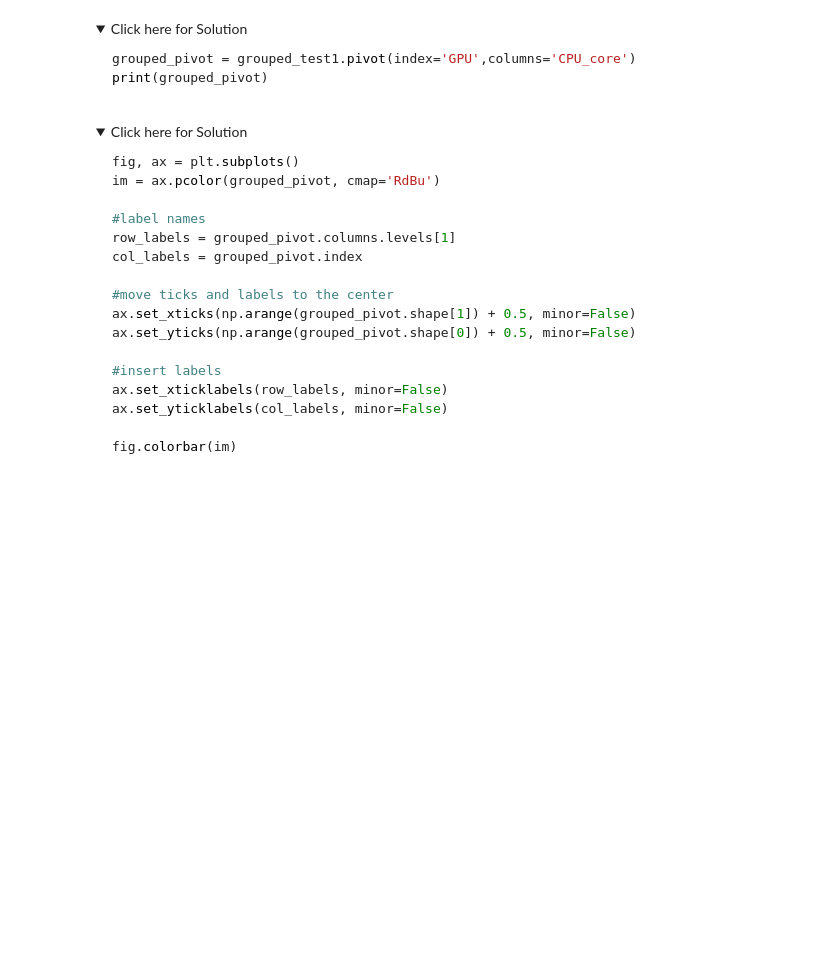
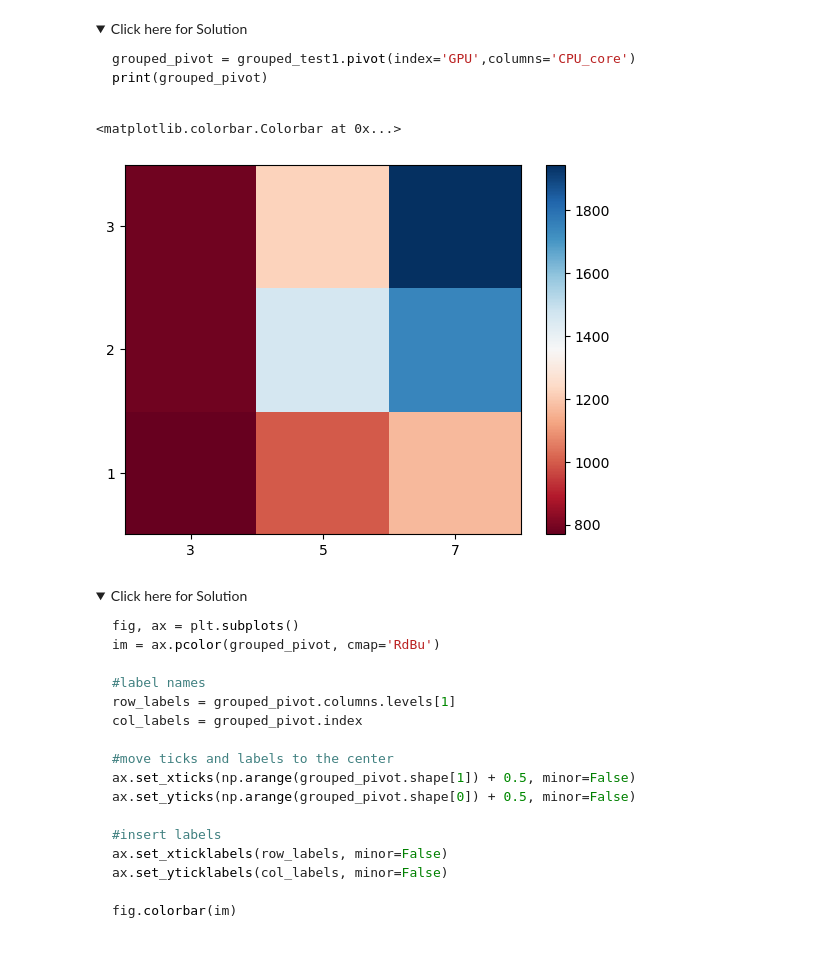
Before and after one commit to jad3ch3n/ibm-data-analyst-professional-certification, a Jupyter notebook: C7-Data Analysis with Python/c7m3-lab-exploratory-data-analysis-laptop-pricing.ipynb, the cells around one changed output. Drawn from its saved outputs; the diff is of its cells as text; code cells hidden in the pictures; folded sections open; blank space fills up the shorter version.

```diff
--- a/C7-Data Analysis with Python/c7m3-lab-exploratory-data-analysis-laptop-pricing.ipynb
+++ b/C7-Data Analysis with Python/c7m3-lab-exploratory-data-analysis-laptop-pricing.ipynb
@@ -371,3 +368,22 @@ print(grouped_pivot)
+# %%
+# Write your code below and press Shift+Enter to execute
+# Create the Plot
+fig, ax = plt.subplots()
+im = ax.pcolor(pivot_gpu_cpu, cmap='RdBu')
+
+row_labels = pivot_gpu_cpu.columns
+col_labels = pivot_gpu_cpu.index
+
+ax.set_xticks(np.arange(pivot_gpu_cpu.shape[1]) + 0.5, minor=False)
+ax.set_yticks(np.arange(pivot_gpu_cpu.shape[0]) + 0.5, minor=False)
+
+ax.set_xticklabels(row_labels, minor=False)
+ax.set_yticklabels(col_labels, minor=False)
+
+fig.colorbar(im)
+# %% [output]
+<matplotlib.colorbar.Colorbar at 0x...>
+[figure, added]
 # %% [markdown]
 <details>
 <summary>Click here for Solution</summary>
```
Also changed, not shown: parts of 3 cells of this notebook, 1 other file.
